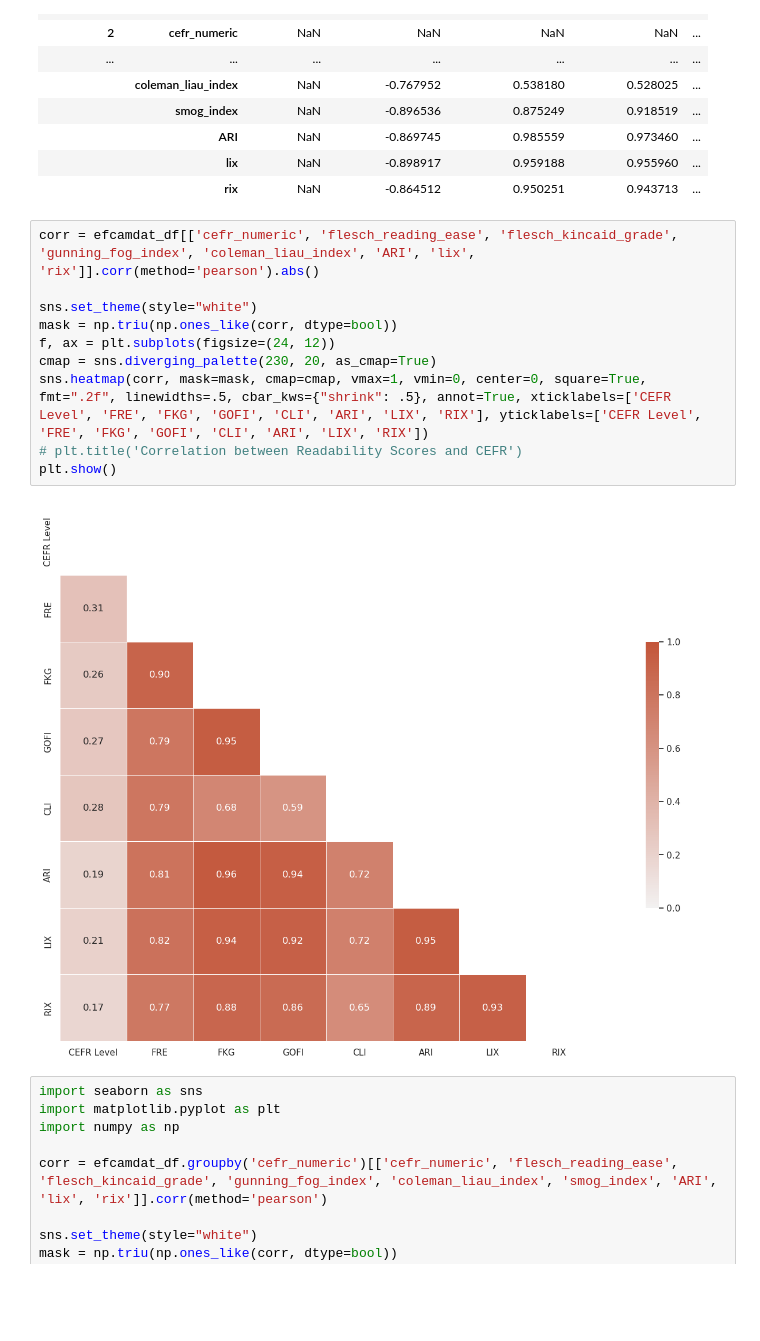
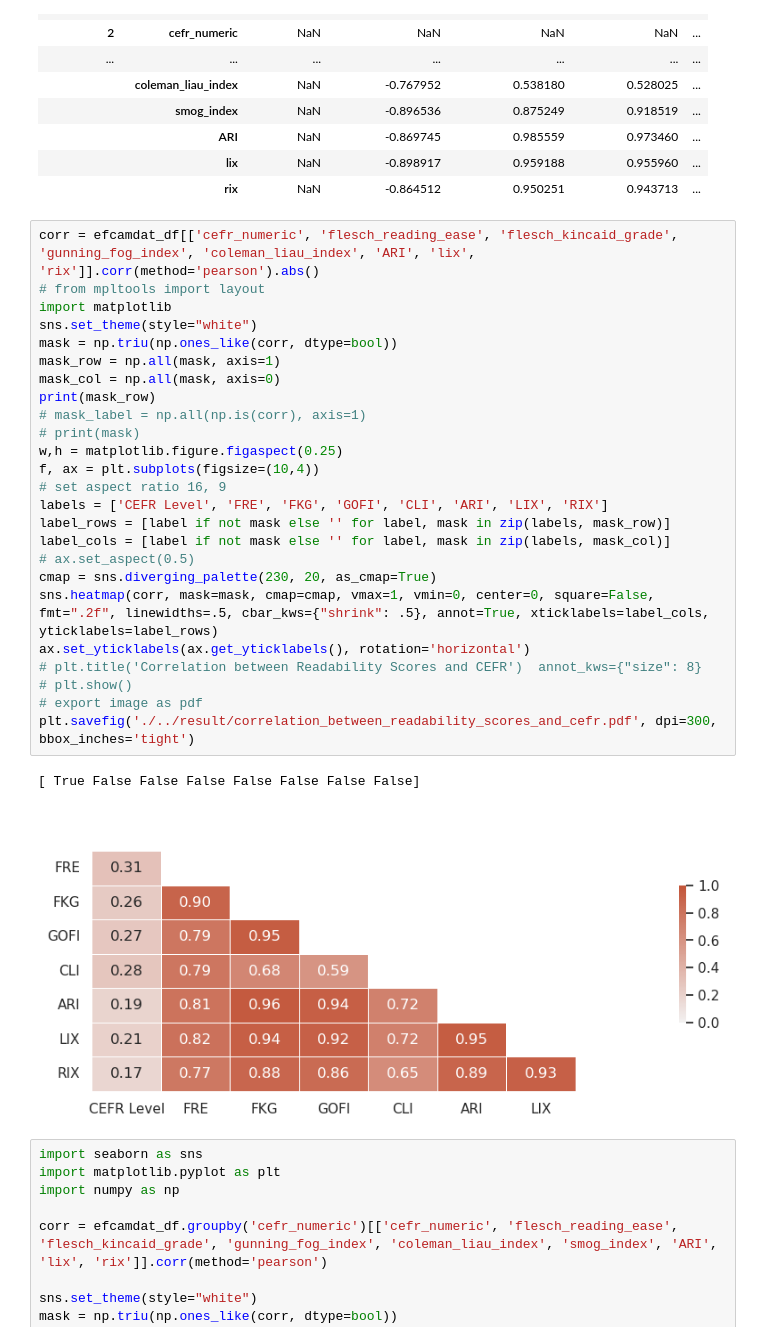
Before and after one commit to Abby3017/text_complexity, a Jupyter notebook: traditional_method/readability.ipynb, the cells around one changed output. Drawn from its saved outputs; the diff is of its cells as text; blank space fills up the shorter version.

Commit message:
heatmap image updated

```diff
--- a/traditional_method/readability.ipynb
+++ b/traditional_method/readability.ipynb
@@ -97,16 +97,32 @@ efcamdat_df.groupby('cefr_numeric')[['cefr_numeric', 'flesch_reading_ease', 'fle
 |  | rix | NaN | -0.864512 | 0.950251 | 0.943713 | ... |
 # %%
 corr = efcamdat_df[['cefr_numeric', 'flesch_reading_ease', 'flesch_kincaid_grade', 'gunning_fog_index', 'coleman_liau_index', 'ARI', 'lix', 'rix']].corr(method='pearson').abs()
-
+# from mpltools import layout
+import matplotlib
 sns.set_theme(style="white")
 mask = np.triu(np.ones_like(corr, dtype=bool))
-f, ax = plt.subplots(figsize=(24, 12))
+mask_row = np.all(mask, axis=1)
+mask_col = np.all(mask, axis=0)
+print(mask_row)
+# mask_label = np.all(np.is(corr), axis=1)
+# print(mask)
+w,h = matplotlib.figure.figaspect(0.25)
+f, ax = plt.subplots(figsize=(10,4))
+# set aspect ratio 16, 9
+labels = ['CEFR Level', 'FRE', 'FKG', 'GOFI', 'CLI', 'ARI', 'LIX', 'RIX']
+label_rows = [label if not mask else '' for label, mask in zip(labels, mask_row)]
+label_cols = [label if not mask else '' for label, mask in zip(labels, mask_col)]
+# ax.set_aspect(0.5)
 cmap = sns.diverging_palette(230, 20, as_cmap=True)
-sns.heatmap(corr, mask=mask, cmap=cmap, vmax=1, vmin=0, center=0, square=True, fmt=".2f", linewidths=.5, cbar_kws={"shrink": .5}, annot=True, xticklabels=['CEFR Level', 'FRE', 'FKG', 'GOFI', 'CLI', 'ARI', 'LIX', 'RIX'], yticklabels=['CEFR Level', 'FRE', 'FKG', 'GOFI', 'CLI', 'ARI', 'LIX', 'RIX'])
-# plt.title('Correlation between Readability Scores and CEFR')
-plt.show()
+sns.heatmap(corr, mask=mask, cmap=cmap, vmax=1, vmin=0, center=0, square=False, fmt=".2f", linewidths=.5, cbar_kws={"shrink": .5}, annot=True, xticklabels=label_cols, yticklabels=label_rows)
+ax.set_yticklabels(ax.get_yticklabels(), rotation='horizontal')
+# plt.title('Correlation between Readability Scores and CEFR')  annot_kws={"size": 8}
+# plt.show()
+# export image as pdf
+plt.savefig('./../result/correlation_between_readability_scores_and_cefr.pdf', dpi=300, bbox_inches='tight')
 # %% [output]
+[ True False False False False False False False]
-[figure, old version]
+[figure, new version]
 # %%
 import seaborn as sns
 import matplotlib.pyplot as plt
```
Also changed, not shown: 1 other file.
